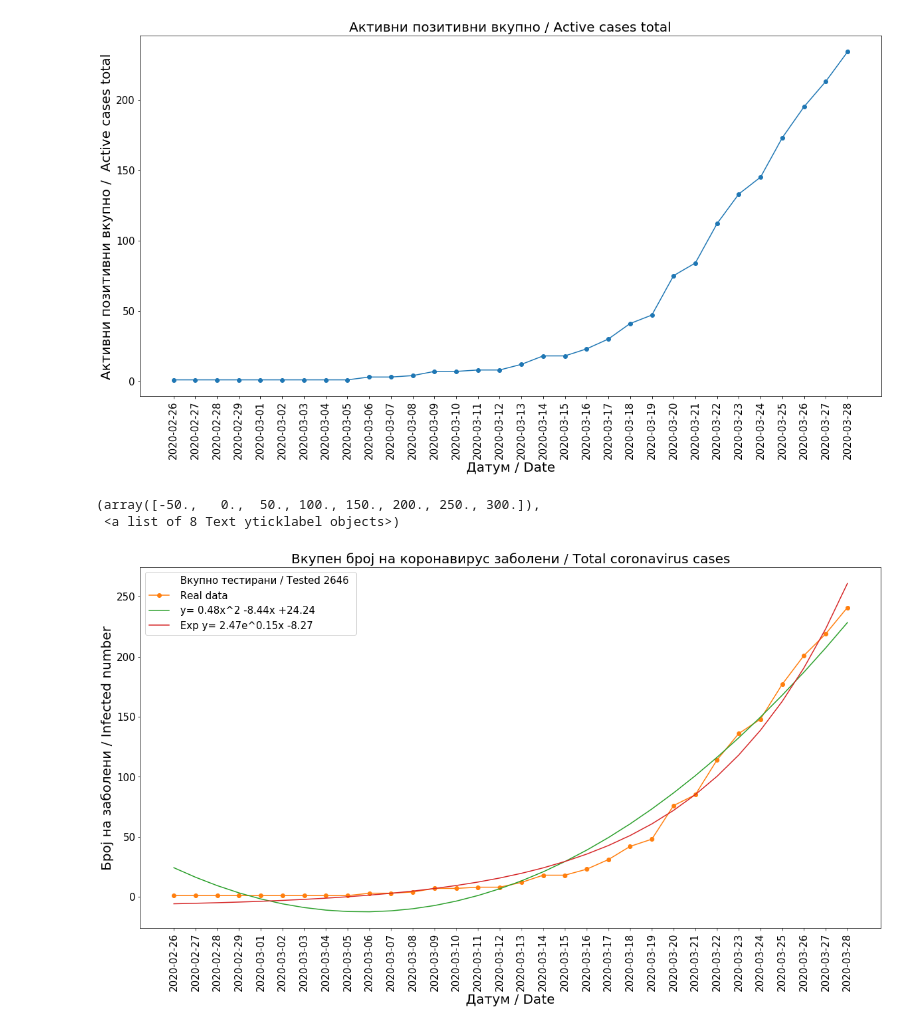
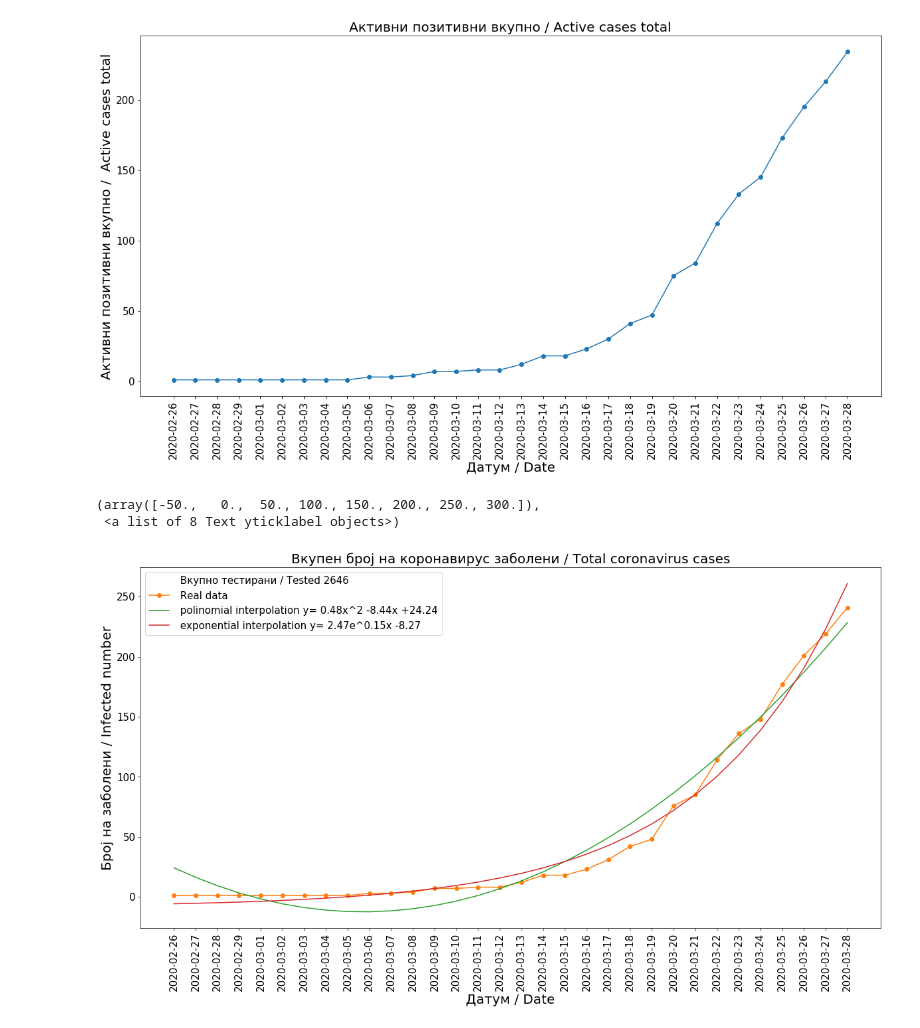
Before and after one commit to Sinisha12/ML_DL, a Jupyter notebook: corona/Covid_19_curves.ipynb, the cells around one changed output. Saved outputs shown, nothing was run; the diff lists cells and outputs as text; code cells hidden in the pictures.

```diff
--- a/corona/Covid_19_curves.ipynb
+++ b/corona/Covid_19_curves.ipynb
@@ -6,7 +6,7 @@ import seaborn as sns
 from scipy.optimize import curve_fit
 %matplotlib inline
 # %%
-df = pd.read_csv('corona_macedonia.csv')
+df = pd.read_csv('corona_north_macedonia.csv')
 # %%
 x_data = np.array(list(range(len(df))))
 y_data = np.array(df['vkupno_novi'])
@@ -65,16 +65,16 @@ plt.yticks(fontsize=15)
 # %%
 plt.figure(figsize=(20,10))
 plt.plot([], [], ' ', label=" Вкупно тестирани / Tested %d " %testirani)
 plt.plot(df['datum'],df['vkupno_novi'],'-o', label = ' Real data')
-plt.plot(df['datum'],y, label = ' y= %2.2fx^2 %2.2fx %+2.2f' % tuple(kvadratni))
-plt.plot(df['datum'], y_exp, label = ' Exp y= %2.2fe^%2.2fx %+2.2f' % tuple(popt))
+plt.plot(df['datum'],y, label = ' polinomial interpolation y= %2.2fx^2 %2.2fx %+2.2f' % tuple(kvadratni))
+plt.plot(df['datum'], y_exp, label = ' exponential interpolation y= %2.2fe^%2.2fx %+2.2f' % tuple(popt))
 plt.legend(fontsize=15)
 plt.title("Вкупен број на коронавирус заболени / Total coronavirus cases", fontsize=20)
 plt.xlabel("Датум / Date", fontsize=20)
 plt.ylabel("Број на заболени / Infected number", fontsize=20)
 plt.xticks(fontsize=15, rotation = 'vertical')
 plt.yticks(fontsize=15)
 # %% [output]
 (array([-50.,   0.,  50., 100., 150., 200., 250., 300.]),
  <a list of 8 Text yticklabel objects>)
-[figure, old version]
+[figure, new version]
```
Also changed, not shown: 1 other file.
